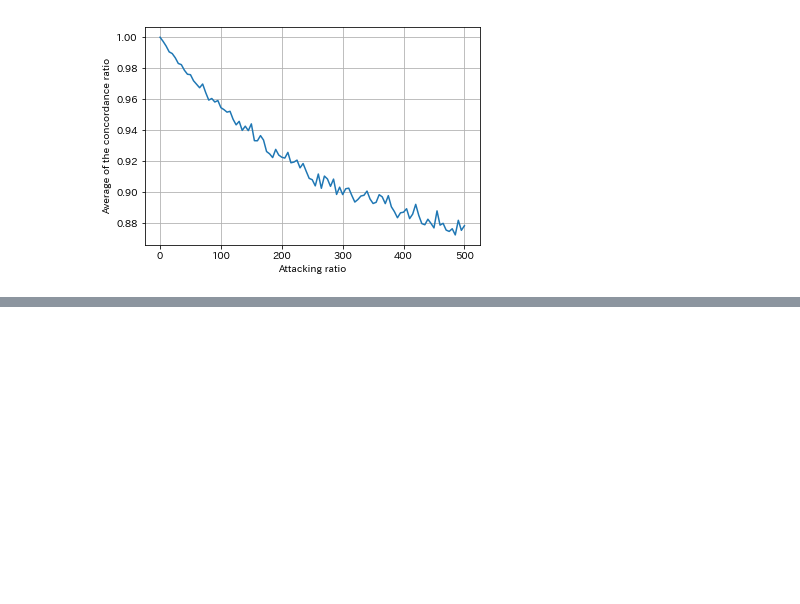
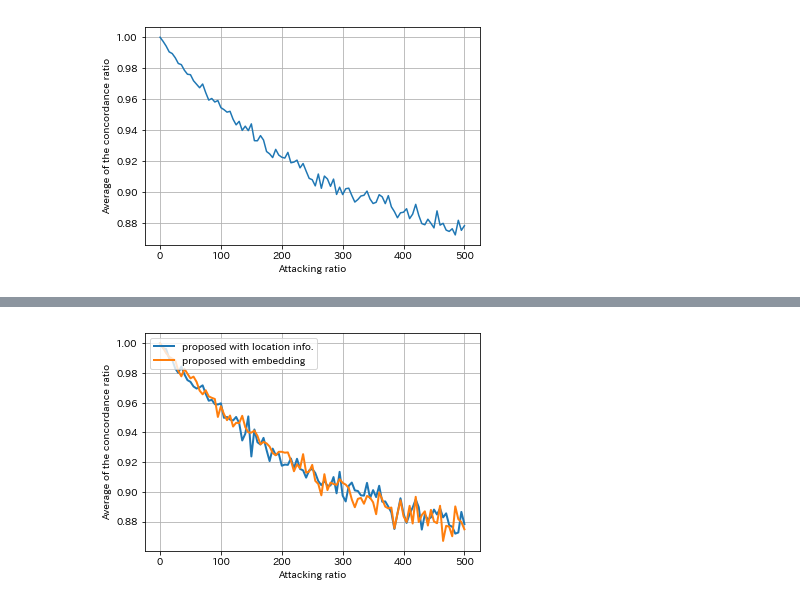
Before and after one commit to yuta1331/watermark, a Jupyter notebook: jupyter/attack_evaluation.ipynb, the cells around one changed output, grey strips where cells are left out. Saved outputs shown, nothing was run; the diff lists cells and outputs as text; code cells hidden in the pictures; blank space fills up the shorter version.

Commit message:
attack evaluation

```diff
--- a/jupyter/attack_evaluation.ipynb
+++ b/jupyter/attack_evaluation.ipynb
@@ -58,3 +58,46 @@ attack_show_from_pickle('../check.pkl')
 attack_show_from_pickle('../result/attack_result_add.pkl', 'add')
 # %% [output]
 [figure]
+# %%
+def graph_show(result_dict_l, legend_l):
+    formatted_dict_l = deepcopy(result_dict_l)
+    p_l = list()
+    for formatted_dict in formatted_dict_l:
+        for attack_rate, result_ in formatted_dict.items():
+            formatted_dict[attack_rate] = np.mean(result_)
+
+        left = np.array(list(formatted_dict.keys()))
+        height = np.array(list(formatted_dict.values()))
+
+        p_l.append(plt.plot(left, height, linewidth=2))
+
+    plt.xlabel('Attacking ratio')
+    plt.ylabel('Average of the concordance ratio')
+    plt.grid(True)
+    plt.legend([x[0] for x in p_l], legend_l, loc=2)
+# %%
+def attack_show(attack_dict_l, legend_l, attack):
+    if attack == 'shuffle':
+        for attack_dict in attack_dict_l:
+            result = attack_dict[attack]
+            display('shuffle: ', np.mean(result))
+        return
+
+    if (attack == 'add'
+        or attack == 'del'):
+        result_l = list()
+        for attack_dict in attack_dict_l:
+            result_l.append(attack_dict[attack])
+        graph_show(result_l, legend_l)
+        return
+
+    graph_show(attack_dict)
+# %%
+def load_pickle(pf):
+    with open(pf, 'rb') as f:
+        return pickle.load(f)
+# %%
+result_dict_list = list()
+result_dict_list.append(load_pickle('../result/attack_result.pkl'))
+result_dict_list.append(load_pickle('../result/attack_result_embedding.pkl'))
+legend_l = ['proposed with location info.', 'proposed with embedding']
@@ -60,0 +111,4 @@ attack_show_from_pickle('../result/attack_result_add.pkl', 'add')
+# %%
+attack_show(result_dict_list, legend_l, 'add')
+# %% [output]
+[figure, added]
```
Also changed, not shown: parts of 4 cells of this notebook, 2 other files.
